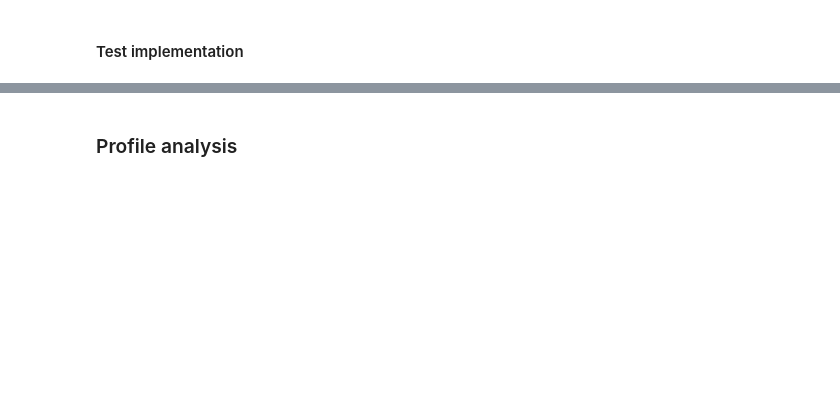
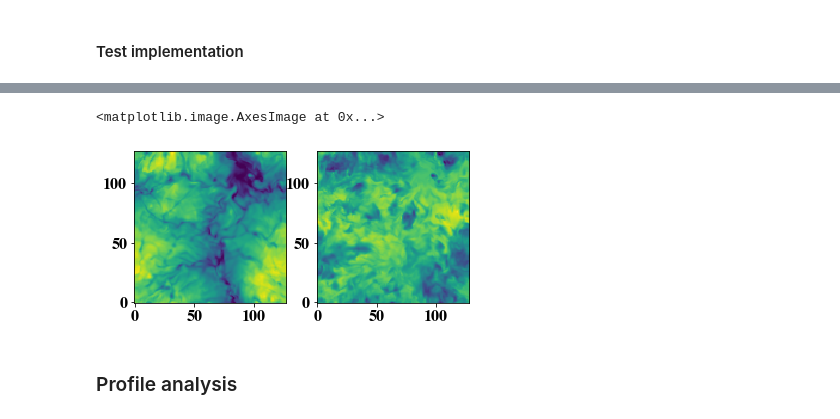
Before and after one commit to cpnHere/ACRS, a Jupyter notebook: LES_simulations/vertical_weighting_psudo_ret.ipynb, the cells around one changed output, grey strips where cells are left out. Saved outputs shown, nothing was run; the diff lists cells and outputs as text; code cells hidden in the pictures; blank space fills up the shorter version.

Commit message:
Testing VW results with Miller et. al. 2017 for debug

```diff
--- a/LES_simulations/vertical_weighting_psudo_ret.ipynb
+++ b/LES_simulations/vertical_weighting_psudo_ret.ipynb
@@ -100,0 +164,10 @@ self.zTau, self.zTau0top created.
+# %%
+mil_fname = 'DHARMA_DYCOMS2_008036_Physics_Optics_VW.h5'
+path='/umbc/xfs1/zzbatmos/users/charaj1/taki/ACRS/LES_simulations/Miller_2017/'
+f=h5py.File(path+mil_fname,'r')
+#tau_w086=f['TAU_W086'][:]
+#re_2wt_50m=f['RE_2WT_50m'][:]
+#ve_2wt_50m=f['VE_2WT_50m'][:]
+#re_2wt_100m=f['RE_2WT_100m'][:]
+#dn_drops = f['DN_DROPS'][:]
+TAU_W086 = f['TAU_W086'][:]
@@ -101,3 +179,11 @@ self.zTau, self.zTau0top created.
+# %%
+zi = 2
+fig1,ax1 = plt.subplots(1,2)
+ax1[0].imshow(TAU_W086[zi,:].T,origin='lower')
+ax1[1].imshow(tau[zi,:] - TAU_W086[zi,:].T,origin='lower')
+# %% [output]
+<matplotlib.image.AxesImage at 0x...>
+[figure, added]
 # %% [markdown]
 ### Profile analysis
 # %%
```
Also changed, not shown: parts of 43 cells of this notebook.
